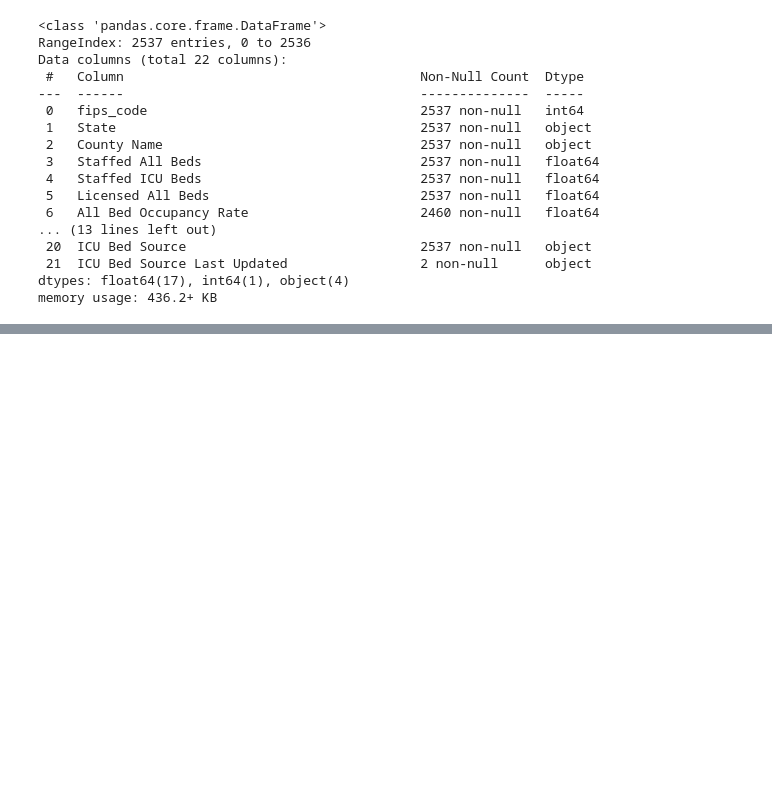
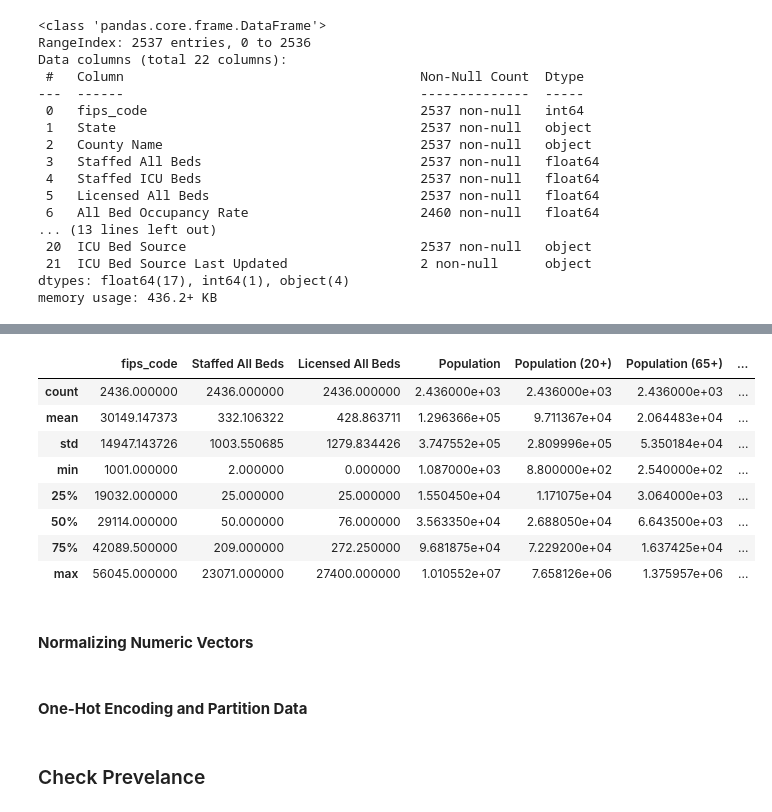
Before and after one commit to CourtneyN387/DS3001-Final, a Jupyter notebook: ds3001-final.ipynb, the cells around one changed output, grey strips where cells are left out. Cells and saved outputs as stored; diff of their text form; code cells hidden in the pictures; blank space fills up the shorter version.

```diff
--- a/ds3001-final.ipynb
+++ b/ds3001-final.ipynb
@@ -33,0 +140,14 @@ memory usage: 436.2+ KB
+# %%
+covid.describe()
+# %% [output]
+|  | fips_code | Staffed All Beds | Licensed All Beds | Population | Population (20+) | Population (65+) | ... |
+| count | 2436.000000 | 2436.000000 | 2436.000000 | 2.436000e+03 | 2.436000e+03 | 2.436000e+03 | ... |
+| mean | 30149.147373 | 332.106322 | 428.863711 | 1.296366e+05 | 9.711367e+04 | 2.064483e+04 | ... |
+| std | 14947.143726 | 1003.550685 | 1279.834426 | 3.747552e+05 | 2.809996e+05 | 5.350184e+04 | ... |
+| min | 1001.000000 | 2.000000 | 0.000000 | 1.087000e+03 | 8.800000e+02 | 2.540000e+02 | ... |
+| 25% | 19032.000000 | 25.000000 | 25.000000 | 1.550450e+04 | 1.171075e+04 | 3.064000e+03 | ... |
+| 50% | 29114.000000 | 50.000000 | 76.000000 | 3.563350e+04 | 2.688050e+04 | 6.643500e+03 | ... |
+| 75% | 42089.500000 | 209.000000 | 272.250000 | 9.681875e+04 | 7.229200e+04 | 1.637425e+04 | ... |
+| max | 56045.000000 | 23071.000000 | 27400.000000 | 1.010552e+07 | 7.658126e+06 | 1.375957e+06 | ... |
+# %% [markdown]
+#### **Normalizing Numeric Vectors**
@@ -33,0 +157,2 @@ memory usage: 436.2+ KB
+# %% [markdown]
+#### **One-Hot Encoding and Partition Data**
@@ -33,0 +171,2 @@ memory usage: 436.2+ KB
+# %% [markdown]
+### Check Prevelance
```
Also changed, not shown: parts of 42 cells of this notebook, 1 other file.
